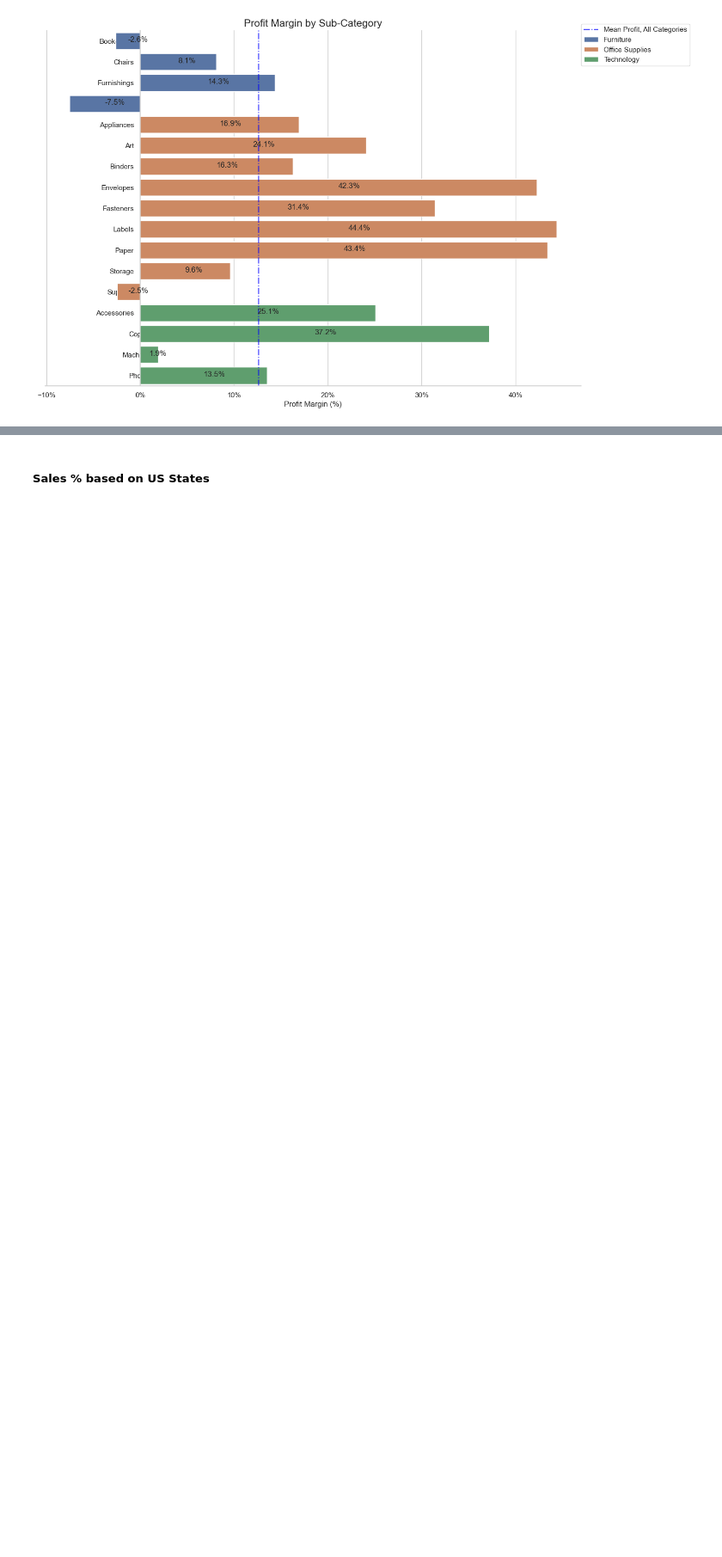
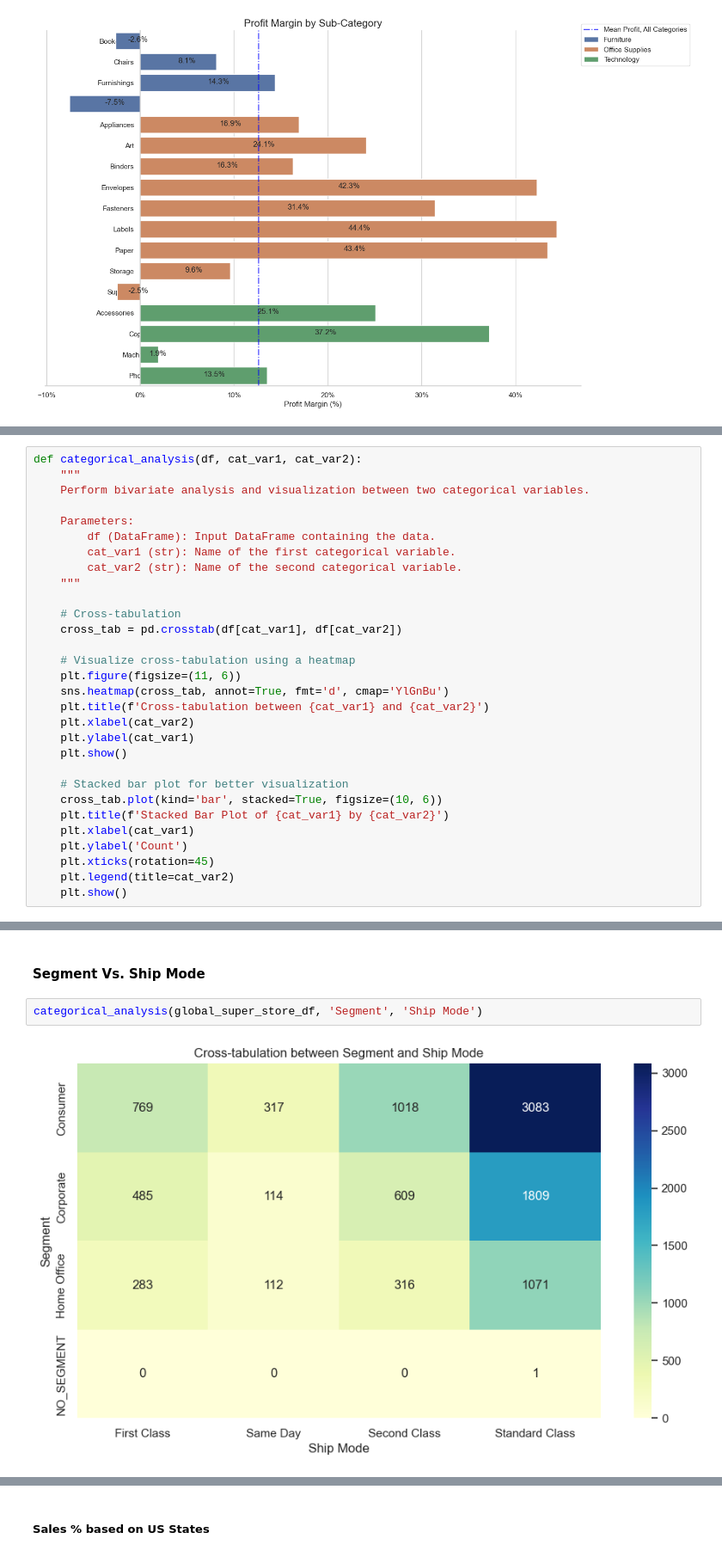
Before and after one commit to nareshwar/uhull-module-1, a Jupyter notebook: assignment_notebook/assignment_final.ipynb, the cells around one changed output, grey strips where cells are left out. Shown at 86% size. Cells and saved outputs as stored; diff of their text form; blank space fills up the shorter version.

```diff
--- a/assignment_notebook/assignment_final.ipynb
+++ b/assignment_notebook/assignment_final.ipynb
@@ -1082,0 +1297,30 @@ ax.xaxis.set_major_formatter(mtick.PercentFormatter(1.0))
+# %%
+def categorical_analysis(df, cat_var1, cat_var2):
+    """
+    Perform bivariate analysis and visualization between two categorical variables.
+
+    Parameters:
+        df (DataFrame): Input DataFrame containing the data.
+        cat_var1 (str): Name of the first categorical variable.
+        cat_var2 (str): Name of the second categorical variable.
+    """
+
+    # Cross-tabulation
+    cross_tab = pd.crosstab(df[cat_var1], df[cat_var2])
+
+    # Visualize cross-tabulation using a heatmap
+    plt.figure(figsize=(11, 6))
+    sns.heatmap(cross_tab, annot=True, fmt='d', cmap='YlGnBu')
+    plt.title(f'Cross-tabulation between {cat_var1} and {cat_var2}')
+    plt.xlabel(cat_var2)
+    plt.ylabel(cat_var1)
+    plt.show()
+
+    # Stacked bar plot for better visualization
+    cross_tab.plot(kind='bar', stacked=True, figsize=(10, 6))
+    plt.title(f'Stacked Bar Plot of {cat_var1} by {cat_var2}')
+    plt.xlabel(cat_var1)
+    plt.ylabel('Count')
+    plt.xticks(rotation=45)
+    plt.legend(title=cat_var2)
+    plt.show()
@@ -1082,0 +1365,6 @@ ax.xaxis.set_major_formatter(mtick.PercentFormatter(1.0))
+# %% [markdown]
+#### Segment Vs. Ship Mode
+# %%
+categorical_analysis(global_super_store_df, 'Segment', 'Ship Mode')
+# %% [output]
+[figure, added]
```
Also changed, not shown: parts of 83 cells of this notebook, 4 other files.
